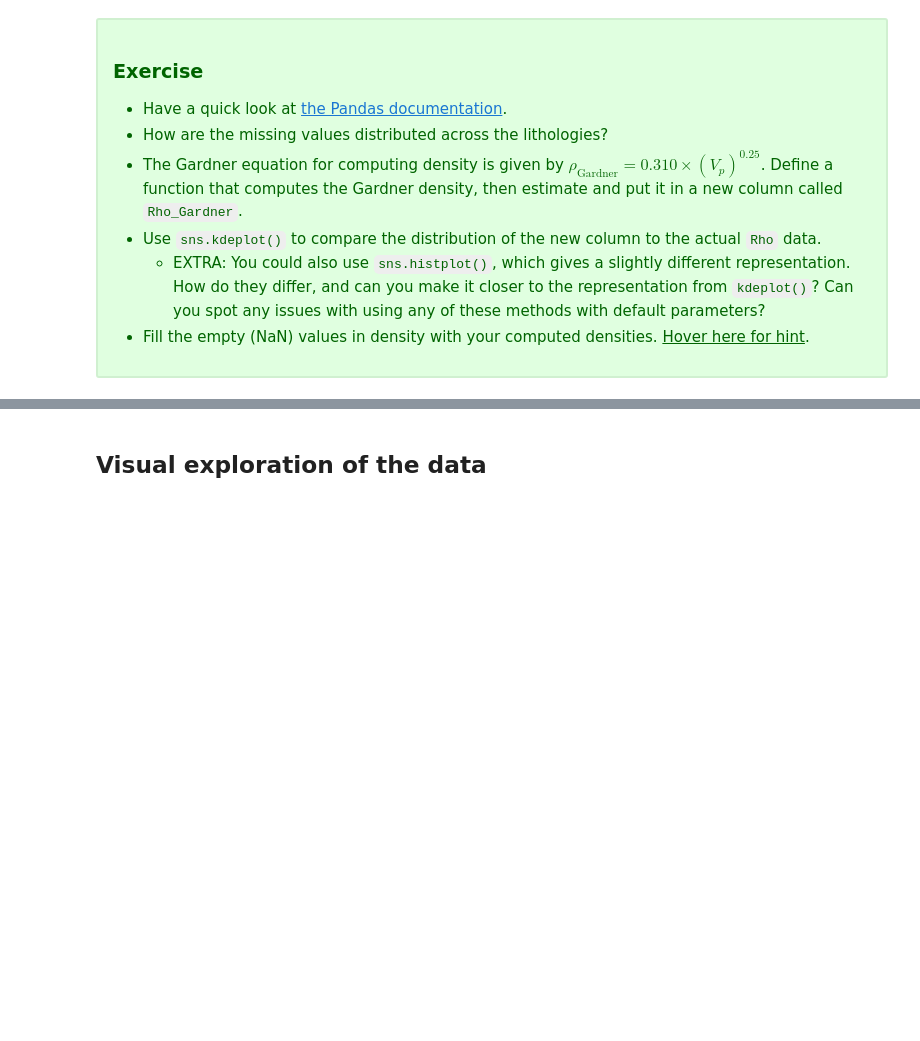
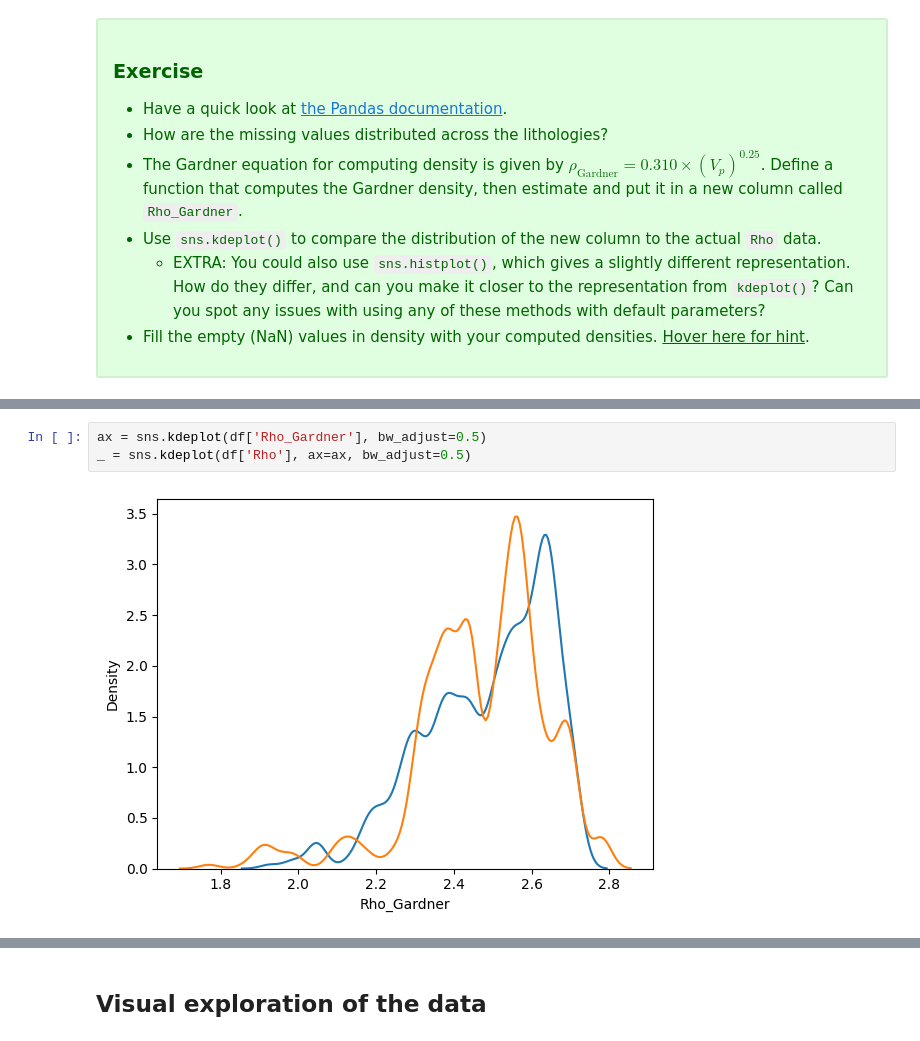
Before and after one commit to dawidszczur/intro-to-data-science, a Jupyter notebook: 0_data.ipynb, the cells around one changed output, grey strips where cells are left out. Cells and saved outputs as stored; diff of their text form; blank space fills up the shorter version.

```diff
--- a/0_data.ipynb
+++ b/0_data.ipynb
@@ -44,0 +287,5 @@ df.head()
+# %%
+ax = sns.kdeplot(df['Rho_Gardner'], bw_adjust=0.5)
+_ = sns.kdeplot(df['Rho'], ax=ax, bw_adjust=0.5)
+# %% [output]
+[figure, added]
```
Also changed, not shown: parts of 32 cells of this notebook, 3 other files.
